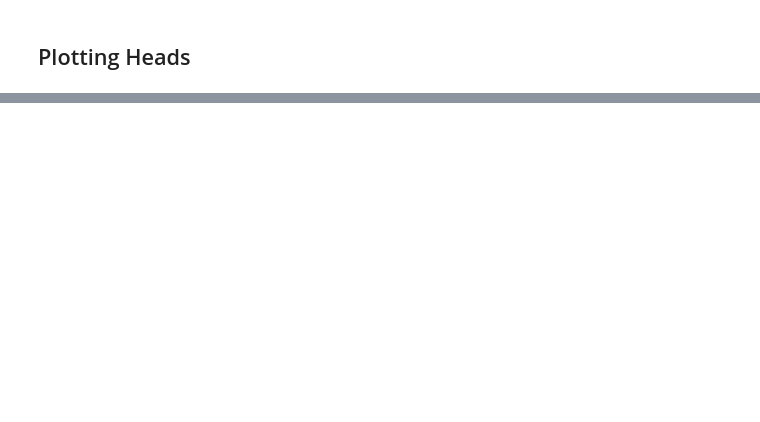
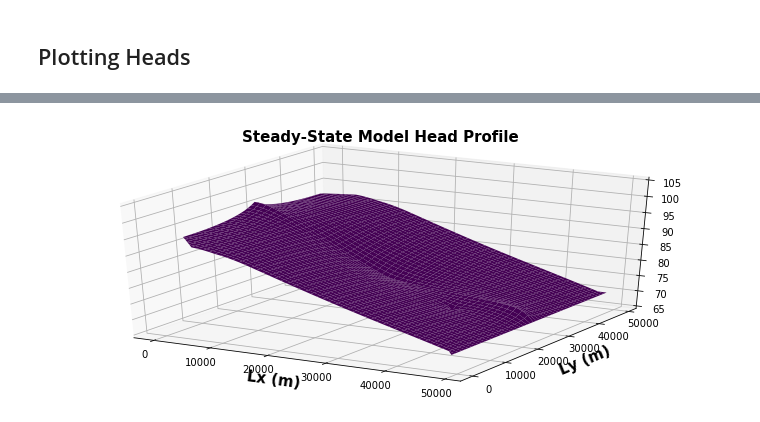
Before and after one commit to groundwater-modeling-Spring2020/Aguaseca_Project, a Jupyter notebook: Domain setup/Seasonality_Abe-Dave.ipynb, the cells around one changed output, grey strips where cells are left out. Drawn from its saved outputs; the diff is of its cells as text; code cells hidden in the pictures; blank space fills up the shorter version.

```diff
--- a/Domain setup/Seasonality_Abe-Dave.ipynb
+++ b/Domain setup/Seasonality_Abe-Dave.ipynb
@@ -696,0 +696,26 @@ len(times)
+# %%
+from mpl_toolkits.mplot3d import Axes3D
+
+#create 3d figure
+fig_3d = plt.figure(figsize=(12,5))
+ax = fig_3d.gca(projection='3d')
+
+#set X, Y, Z variables for 3d plot to be our model domain and head solution
+X = np.arange(0,Lx,dx)
+Y = np.arange(0,Ly,dy)
+X, Y = np.meshgrid(X, Y)
+Z = np.flipud(head['sp3600'][0])
+Z2 = Z.copy()
+Z2[Z<1e-10] = np.nan
+#print(Z2)
+#print(Z)
+#create surface and labels
+surf = ax.plot_surface(X,Y,Z2, cmap = 'viridis', linewidth=0, label='head')
+#fig_3d.colorbar(surf,shrink=0.5,aspect=150).set_label('Head (m)',fontsize=10,fontweight='bold')
+ax.set_zlim(65, 105)
+ax.set_xlabel('Lx (m)', fontsize=15, fontweight='bold')
+ax.set_ylabel('Ly (m)', fontsize=15, fontweight='bold')
+ax.set_title('Steady-State Model Head Profile', fontsize=15, fontweight='bold')
+plt.show(surf)
+# %% [output]
+[figure, added]
```
Also changed, not shown: parts of 13 cells of this notebook.
